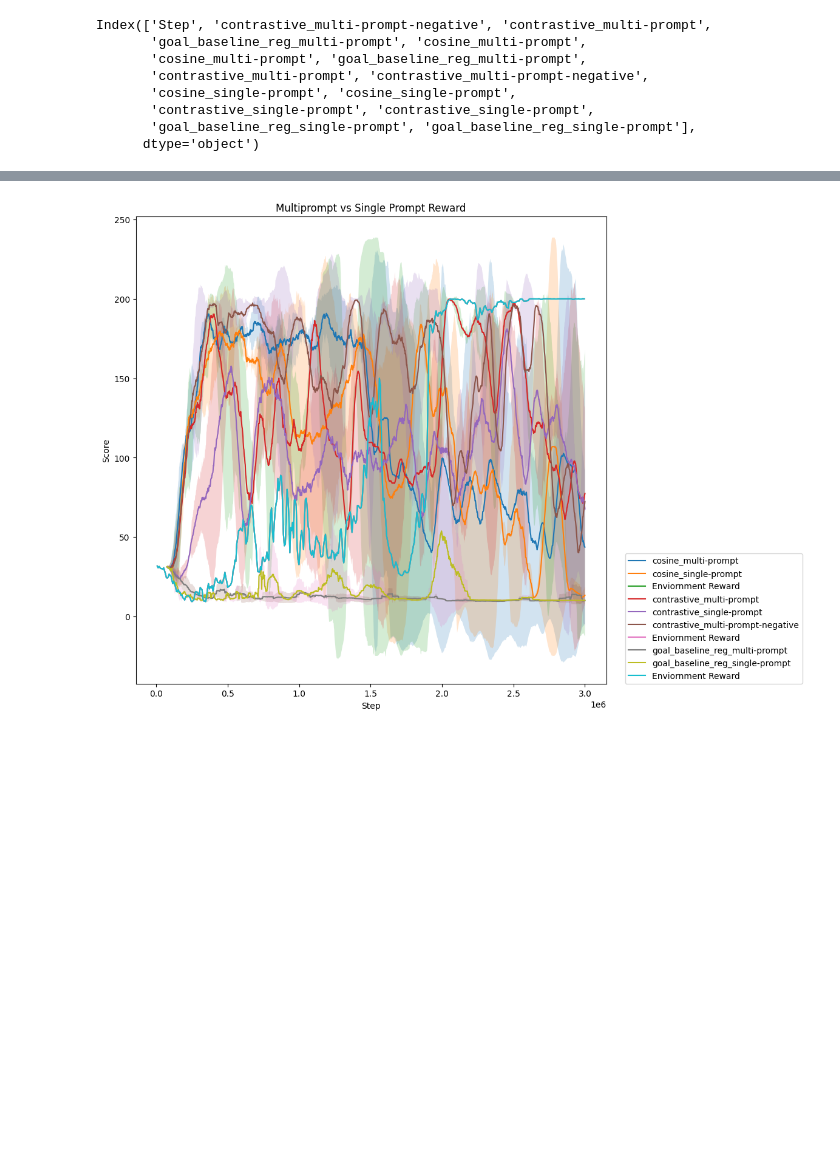
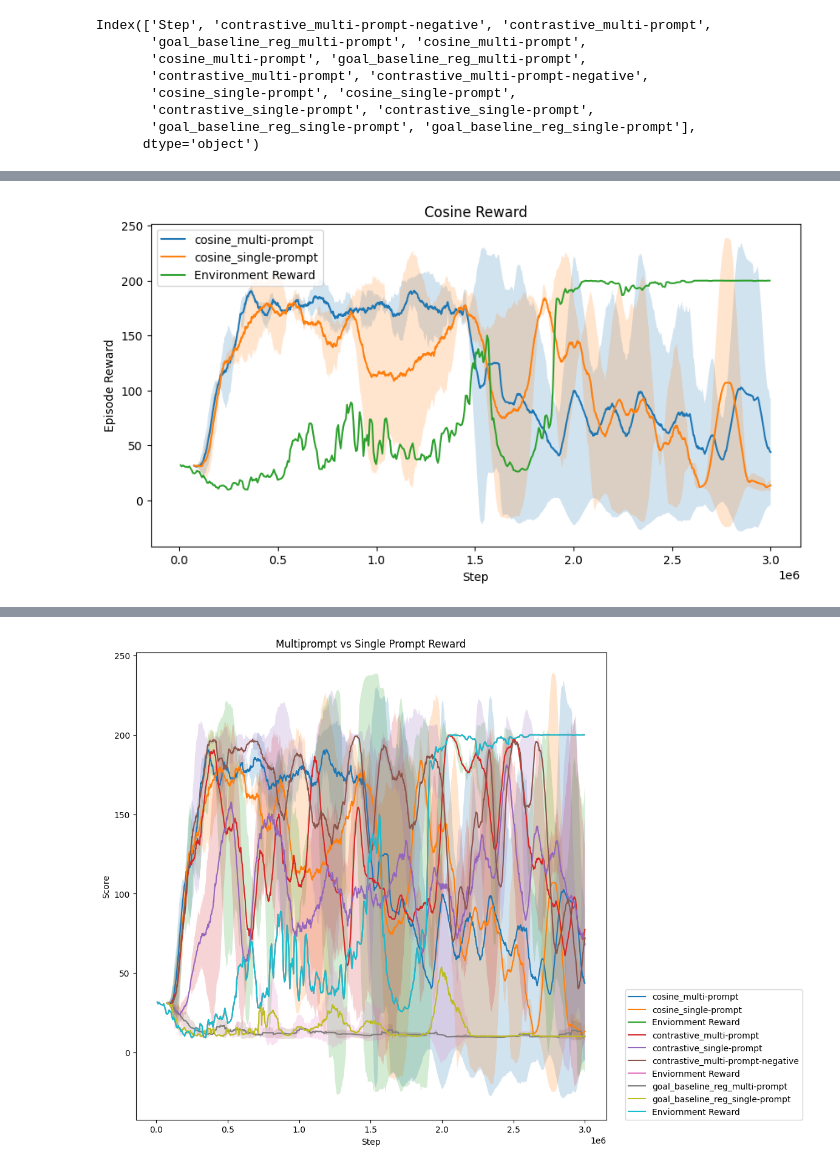
Before and after one commit to JiahuiKChen/vlmrm_plotting, a Jupyter notebook: siglip_multi_prompt.ipynb, the cells around one changed output, grey strips where cells are left out. Cells and saved outputs as stored; diff of their text form; code cells hidden in the pictures; blank space fills up the shorter version.

```diff
--- a/siglip_multi_prompt.ipynb
+++ b/siglip_multi_prompt.ipynb
@@ -140,0 +200,4 @@ Index(['Step', 'contrastive_multi-prompt-negative', 'contrastive_multi-prompt',
+# %%
+plot(clip_reward_csv, "cosine")
+# %% [output]
+[figure, added]
```
Also changed, not shown: parts of 4 cells of this notebook, 2 other files.
